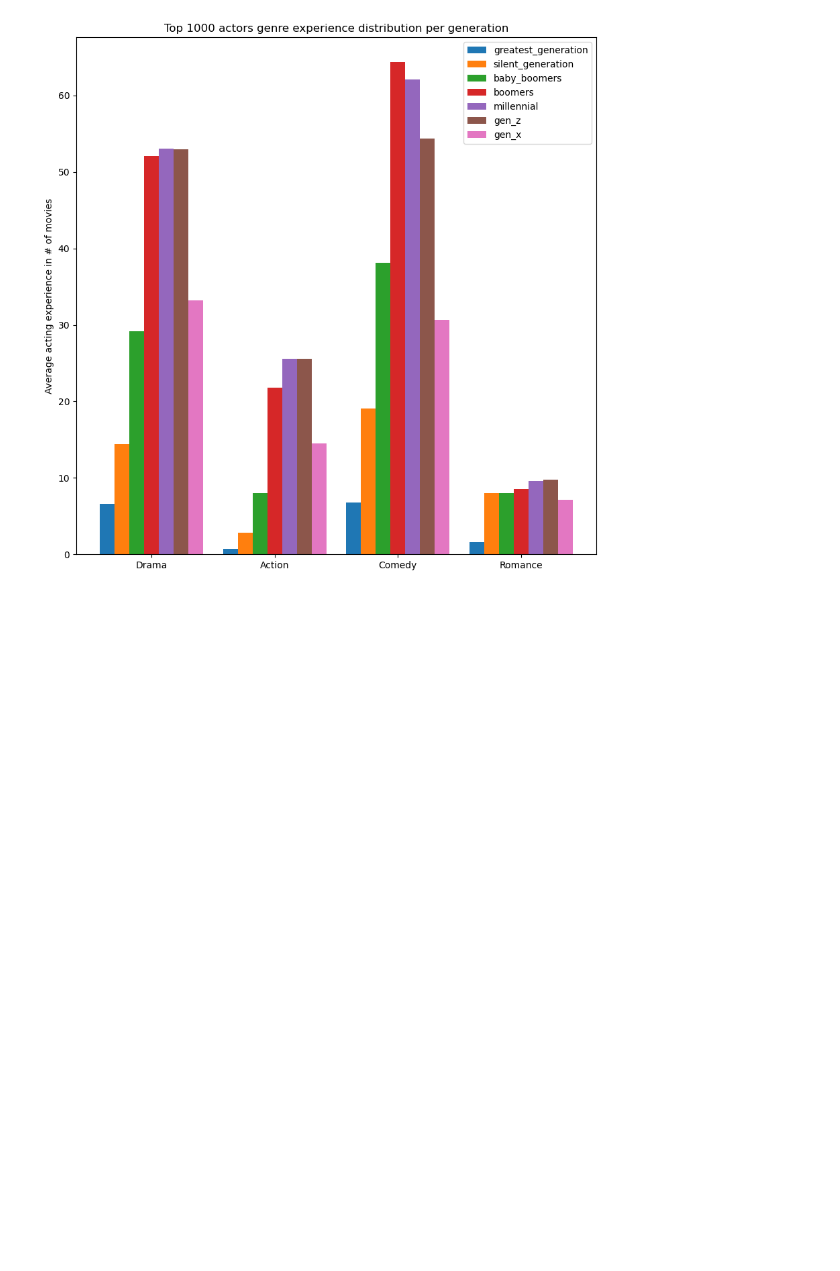
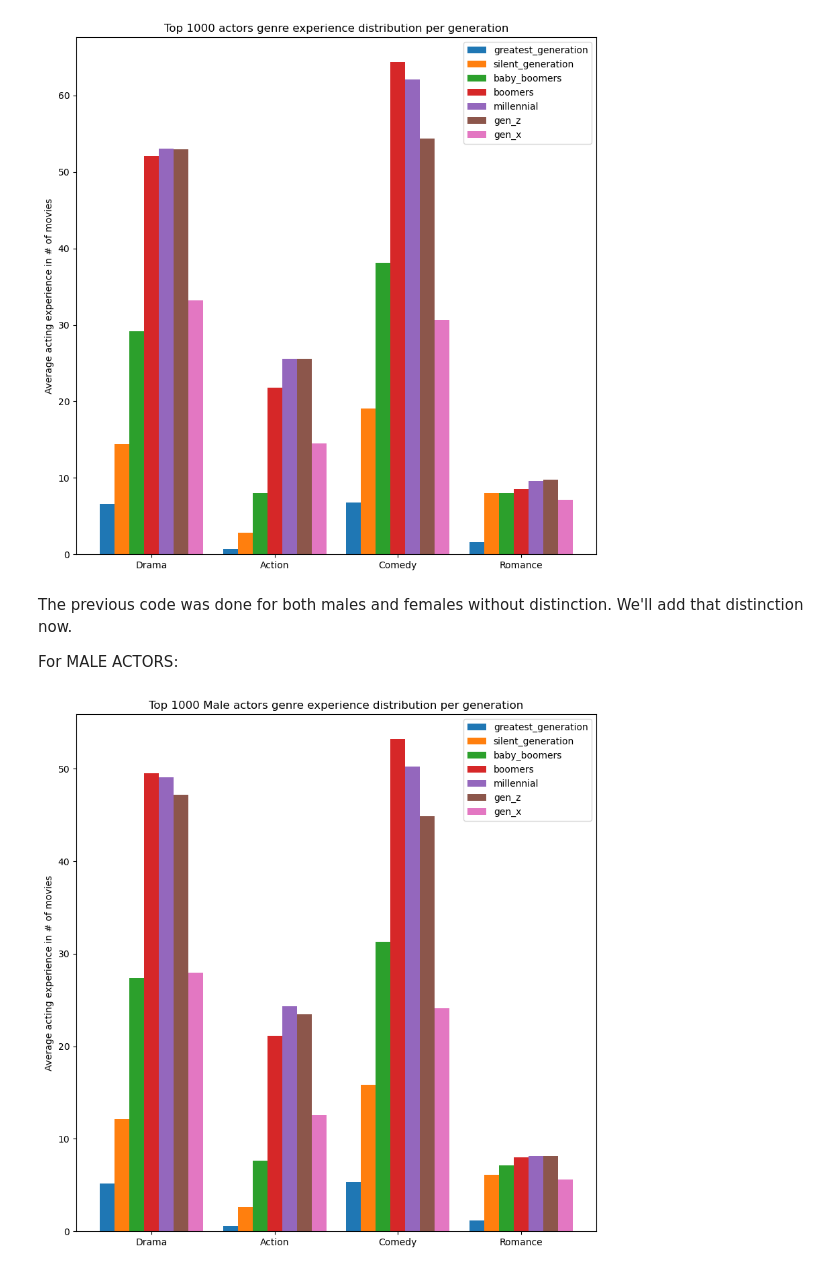
Before and after one commit to epfl-ada/ada-2022-project-jash, a Jupyter notebook: johnny.ipynb, the cells around one changed output. Cells and saved outputs as stored; diff of their text form; code cells hidden in the pictures; blank space fills up the shorter version.

Commit message:
add top 1k male/female actor analysis for each generation

```diff
--- a/johnny.ipynb
+++ b/johnny.ipynb
@@ -264,7 +264,7 @@ def find_maxes(data, mapper):
         if actor not in mapper:
             mapper[actor] = (0, 0, 0, 0, 0)
 
-        if votes > mapper[actor][0]:
+        if exp > mapper[actor][0]:
             mapper[actor] = (exp, row[1]["drama_exp_so_far"], row[1]["action_exp_so_far"], row[1]["comedy_exp_so_far"], row[1]["romance_exp_so_far"])
         # mapper[actor] = max(votes, mapper[actor])
 
@@ -355,3 +355,7 @@ def autolabel(rects):
 plt.show()
 # %% [output]
 [figure]
+# %% [markdown]
+The previous code was done for both males and females without distinction. We'll add that distinction now.
+
+For MALE ACTORS:
@@ -357,0 +505,4 @@ plt.show()
+# %%
+gender_based_analysis(male=True)
+# %% [output]
+[figure, added]
```
Also changed, not shown: parts of 4 cells of this notebook.
